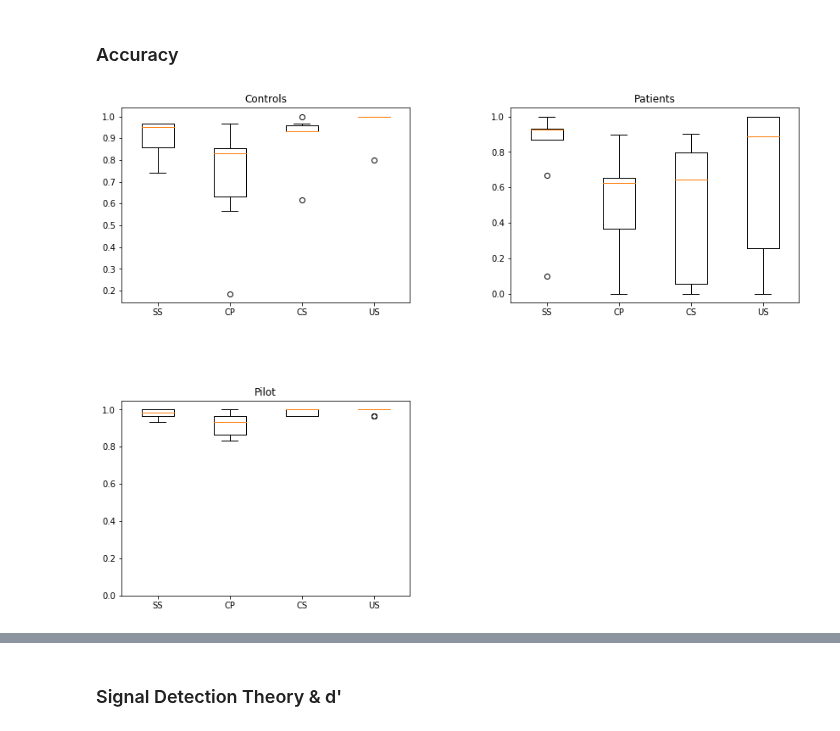
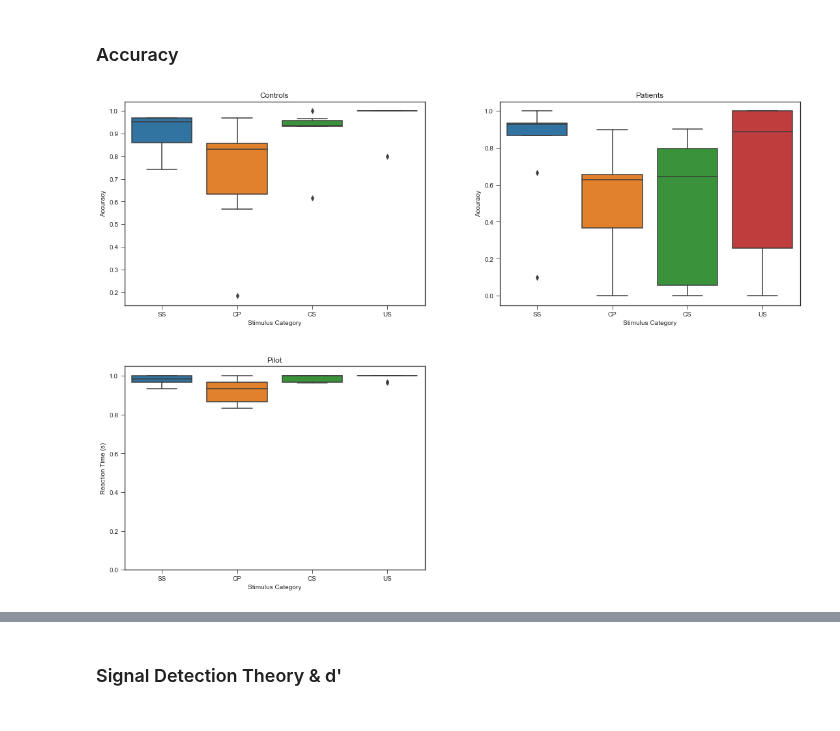
Before and after one commit to CPernet/LanguageDecision, a Jupyter notebook: language_decision/language_decision_model.ipynb, the cells around one changed output, grey strips where cells are left out. Saved outputs shown, nothing was run; the diff lists cells and outputs as text; code cells hidden in the pictures.

```diff
--- a/language_decision/language_decision_model.ipynb
+++ b/language_decision/language_decision_model.ipynb
@@ -121,24 +165,33 @@ patients_us_accuracies = get_accuracies(patients_us)
 # %%
 plt.figure(1)
 
 plt.subplot(221)
-plt.boxplot([controls_ss_accuracies, controls_cp_accuracies, controls_cs_accuracies, controls_us_accuracies],
-            labels=('SS', 'CP', 'CS', 'US'),)
-plt.title('Controls')
+box_acc_ctrl = sns.boxplot(
+    data=[controls_ss_accuracies, controls_cp_accuracies, controls_cs_accuracies, controls_us_accuracies])
+box_acc_ctrl.set_xticklabels(['SS','CP','CS', 'US'])
+box_acc_ctrl.set_xlabel("Stimulus Category")
+box_acc_ctrl.set_ylabel("Accuracy")
+box_acc_ctrl.set_title("Controls")
 
 plt.subplot(222)
-plt.boxplot([patients_ss_accuracies, patients_cp_accuracies, patients_cs_accuracies, patients_us_accuracies],
-            labels=('SS', 'CP', 'CS', 'US'),)
-plt.title('Patients')
+box_acc_ptns = sns.boxplot(
+    data=[patients_ss_accuracies, patients_cp_accuracies, patients_cs_accuracies, patients_us_accuracies])
+box_acc_ptns.set_xticklabels(['SS','CP','CS', 'US'])
+box_acc_ptns.set_xlabel("Stimulus Category")
+box_acc_ptns.set_ylabel("Accuracy")
+box_acc_ptns.set_title("Patients")
 
 plt.subplot(223)
-plt.boxplot([pilot_ss_accuracies, pilot_cp_accuracies, pilot_cs_accuracies, pilot_us_accuracies],
-            labels=('SS', 'CP', 'CS', 'US'),)
-plt.title('Pilot')
+box_acc_plt = sns.boxplot(
+    data=[pilot_ss_accuracies, pilot_cp_accuracies, pilot_cs_accuracies, pilot_us_accuracies])
+box_acc_plt.set_xticklabels(['SS','CP','CS', 'US'])
+box_acc_plt.set_xlabel("Stimulus Category")
+box_acc_plt.set_ylabel("Reaction Time (s)")
+box_acc_plt.set_title("Pilot")
 
-plt.subplots_adjust(top=2.0, bottom=0.001, left=0.10, right=1.95, hspace=0.50,
-                    wspace=0.35)
+plt.subplots_adjust(top=2.5, bottom=0.001, left=0.10, right=2.5, hspace=0.30,
+                    wspace=0.25)
 plt.ylim(0, 1.05)
 plt.show()
 # %% [output]
-[figure, old version]
+[figure, new version]
```
Also changed, not shown: parts of 4 cells of this notebook.
